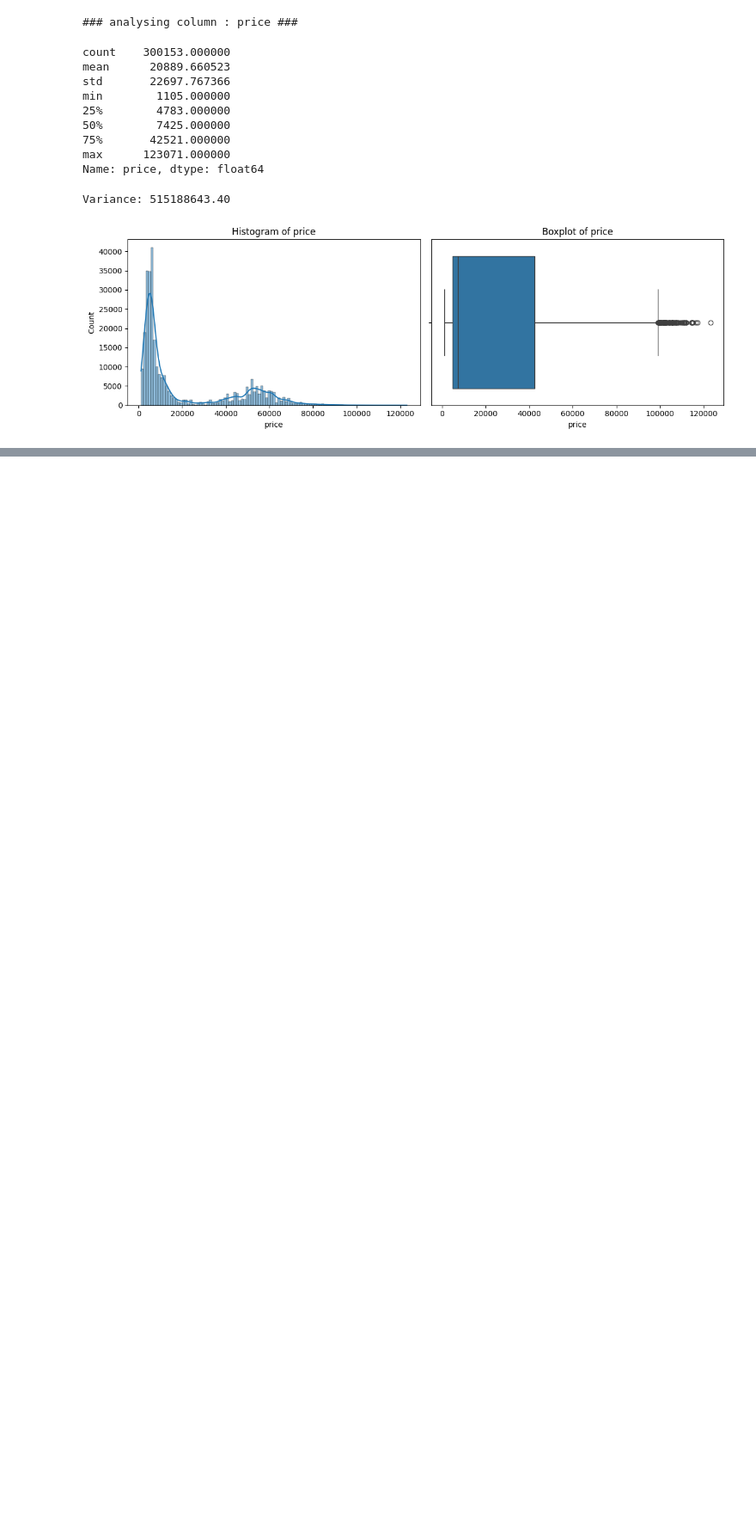
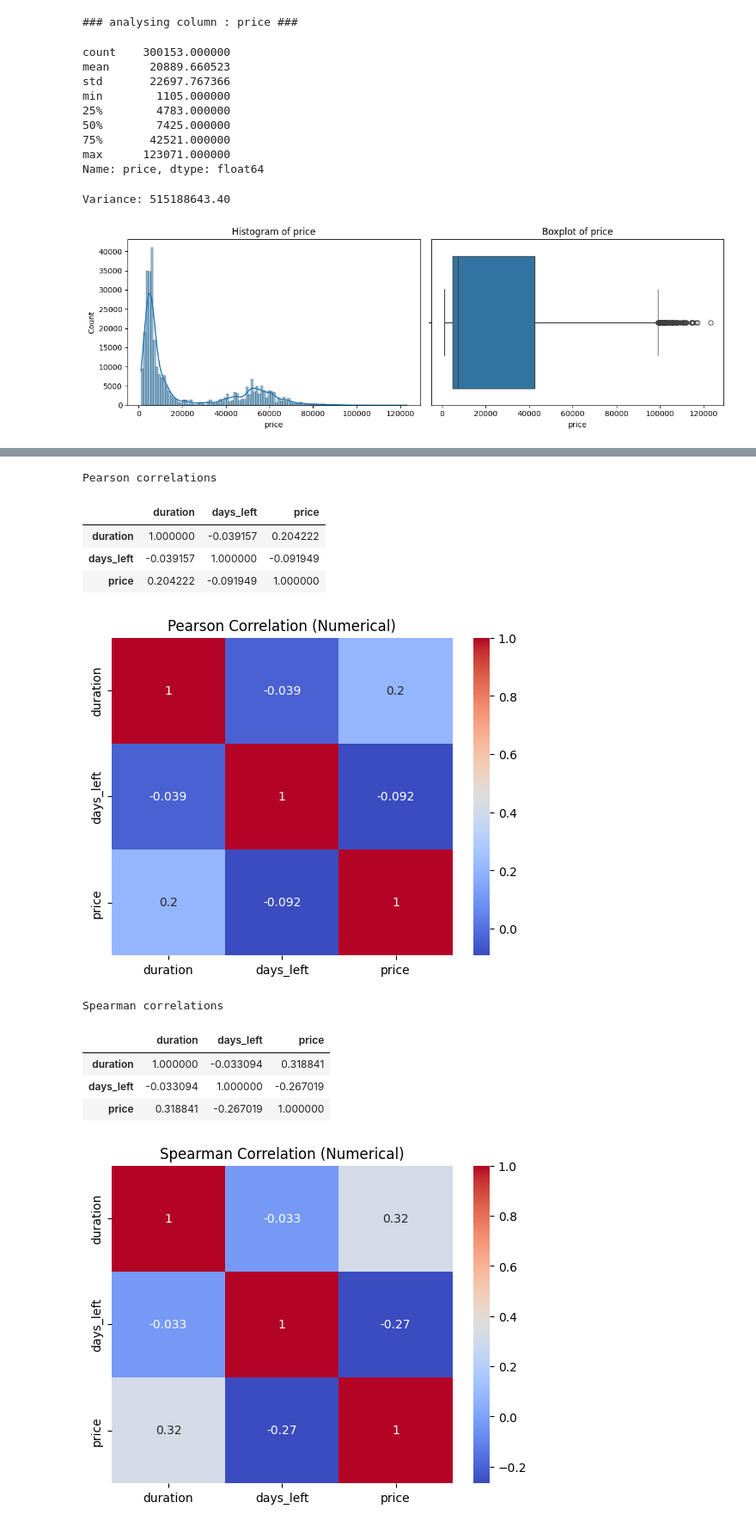
Before and after one commit to Binardino/ML---Flight-Price-Prediction, a Jupyter notebook: notebook/notebook_flight_price.ipynb, the cells around one changed output, grey strips where cells are left out. Shown at 86% size. Cells and saved outputs as stored; diff of their text form; code cells hidden in the pictures; blank space fills up the shorter version.

Commit message:
feat: add Pearson & Spearman corr for continuous col VS. continuous col analysis

```diff
--- a/notebook/notebook_flight_price.ipynb
+++ b/notebook/notebook_flight_price.ipynb
@@ -250,3 +239,0 @@ plt.show()
-# %%
-#encoding variable
-df['class_num'] = df['class'].map({'Economy':0, 'Business':1})
@@ -259,2 +239,0 @@ Length: 3, dtype: str
-# %%
-df['stops_num'] = df['stops'].map({'zero':0, 'one':1, 'two_or_more':2})
@@ -275,0 +242,29 @@ Name: stops_num, Length: 300153, dtype: int64
+# %%
+corr_pearson  = df[continuous_col].corr(method='pearson')
+corr_spearman = df[continuous_col].corr(method='spearman')
+
+print('Pearson correlations')
+display(corr_pearson)
+sns.heatmap(corr_pearson, annot=True, cmap='coolwarm')
+plt.title('Pearson Correlation (Numerical)')
+plt.show()
+
+print('Spearman correlations')
+display(corr_spearman)
+
+sns.heatmap(corr_spearman, annot=True, cmap='coolwarm')
+plt.title('Spearman Correlation (Numerical)')
+plt.show()
+# %% [output]
+Pearson correlations
+|  | duration | days_left | price |
+| duration | 1.000000 | -0.039157 | 0.204222 |
+| days_left | -0.039157 | 1.000000 | -0.091949 |
+| price | 0.204222 | -0.091949 | 1.000000 |
+[figure, added]
+Spearman correlations
+|  | duration | days_left | price |
+| duration | 1.000000 | -0.033094 | 0.318841 |
+| days_left | -0.033094 | 1.000000 | -0.267019 |
+| price | 0.318841 | -0.267019 | 1.000000 |
+[figure, added]
```
Also changed, not shown: parts of 6 cells of this notebook.
